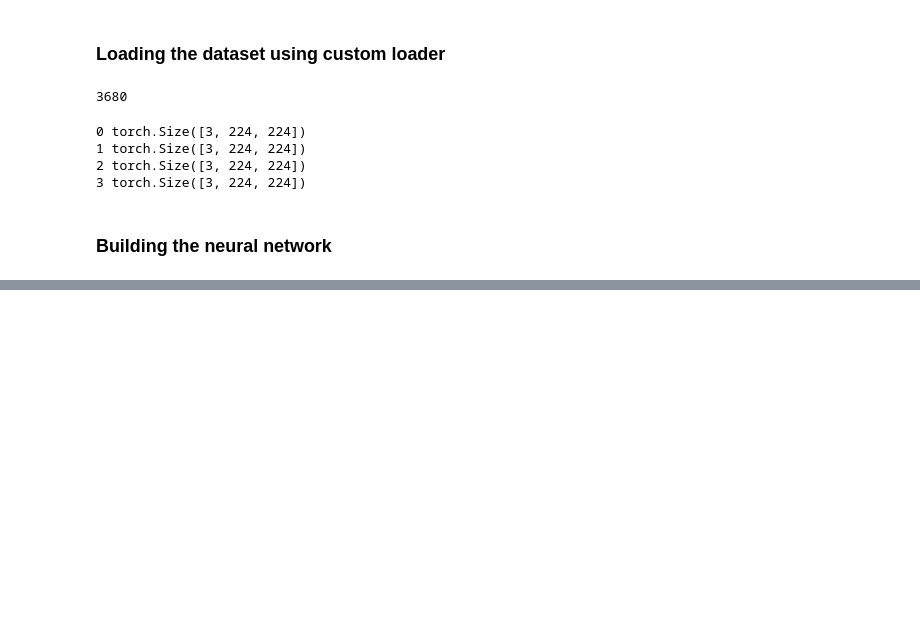
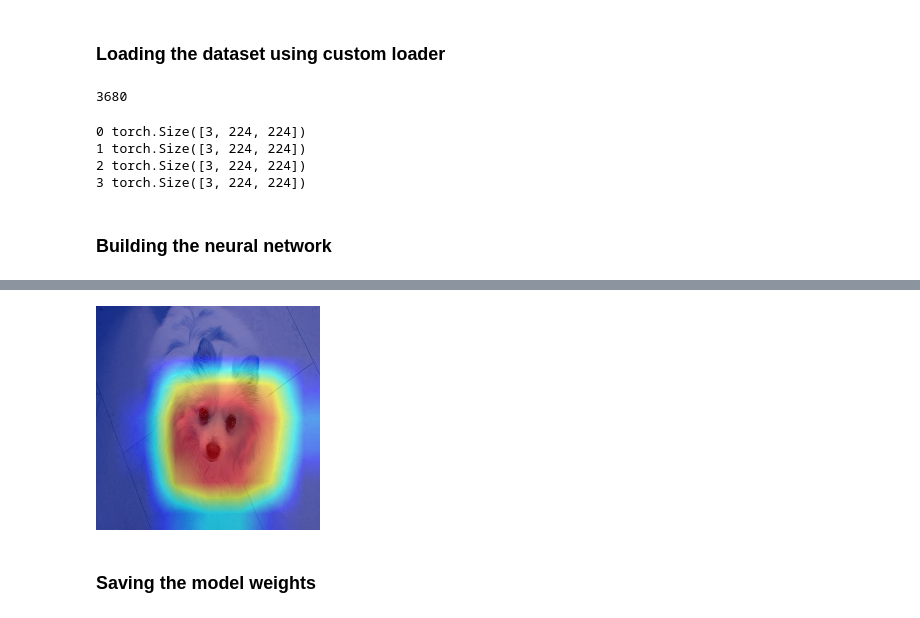
Before and after one commit to AnishHota/weakly-supervised-segmentation, a Jupyter notebook: src/train_model.ipynb, the cells around one changed output, grey strips where cells are left out. Saved outputs shown, nothing was run; the diff lists cells and outputs as text; code cells hidden in the pictures; blank space fills up the shorter version.

```diff
--- a/src/train_model.ipynb
+++ b/src/train_model.ipynb
@@ -84,0 +248,6 @@ for i, sample in enumerate(dataset_cd):
+# %%
+Image.fromarray(visualization)
+# %% [output]
+[figure, added]
+# %% [markdown]
+### Saving the model weights
```
Also changed, not shown: parts of 29 cells of this notebook, 10 other files.
